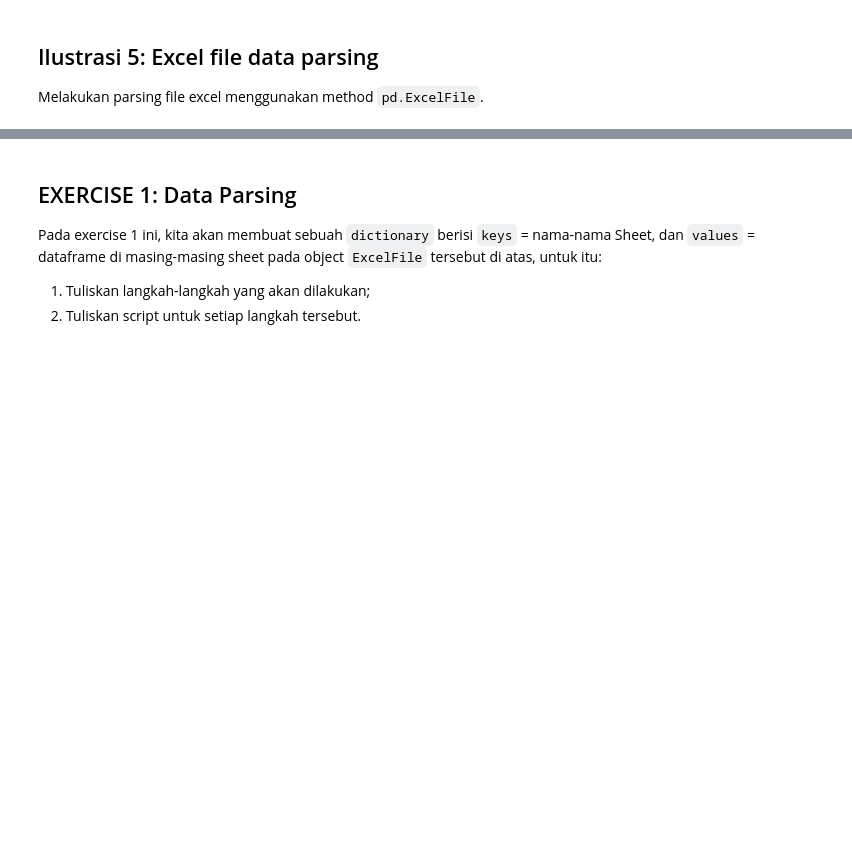
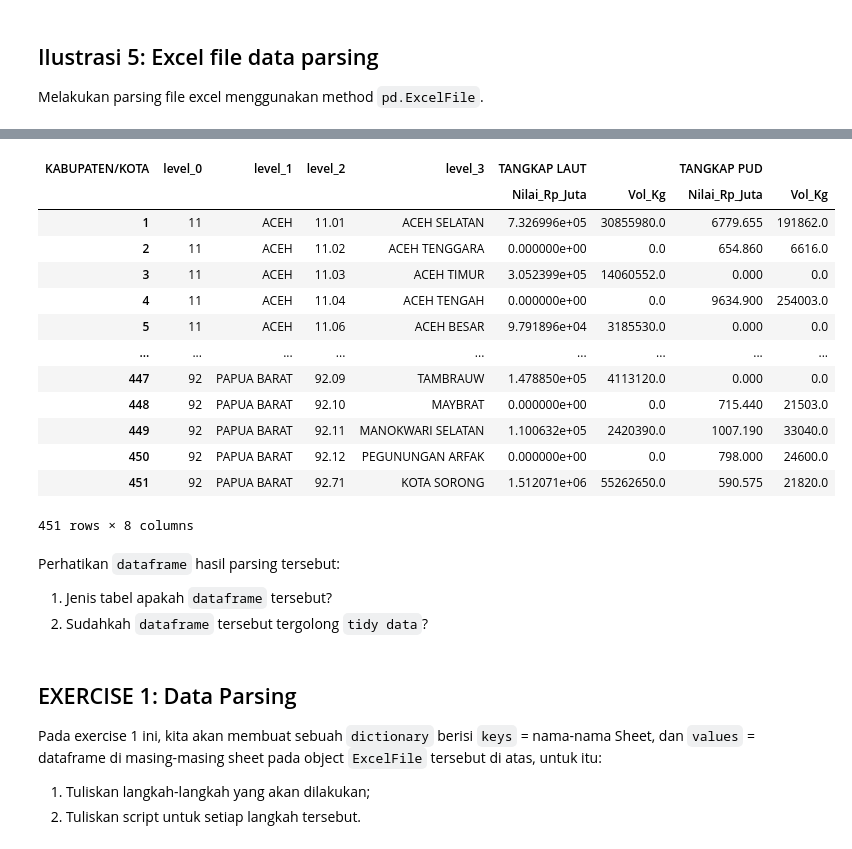
Before and after one commit to rikrikrahadian/DQLab, a Jupyter notebook: Part_5_pandas_dan_Manipulasi_Data.ipynb, the cells around one changed output, grey strips where cells are left out. Drawn from its saved outputs; the diff is of its cells as text; code cells hidden in the pictures; blank space fills up the shorter version.

```diff
--- a/Part_5_pandas_dan_Manipulasi_Data.ipynb
+++ b/Part_5_pandas_dan_Manipulasi_Data.ipynb
@@ -122,3 +133,25 @@ xl.parse(sheet_name='BUDIDAYA', index_col=[0], nrows=5)
+# %%
+# Parsing dataset ke dataframe
+xl.parse(xl.sheet_names[0], skiprows=1, header=[0,1], index_col=[0, 1, 2, 3]).reset_index().dropna(axis=0)
+# %% [output]
+| KABUPATEN/KOTA | level_0 | level_1 | level_2 | level_3 | TANGKAP LAUT |  | TANGKAP PUD |  |
+|  |  |  |  |  | Nilai_Rp_Juta | Vol_Kg | Nilai_Rp_Juta | Vol_Kg |
+| 1 | 11 | ACEH | 11.01 | ACEH SELATAN | 7.326996e+05 | 30855980.0 | 6779.655 | 191862.0 |
+| 2 | 11 | ACEH | 11.02 | ACEH TENGGARA | 0.000000e+00 | 0.0 | 654.860 | 6616.0 |
+| 3 | 11 | ACEH | 11.03 | ACEH TIMUR | 3.052399e+05 | 14060552.0 | 0.000 | 0.0 |
+| 4 | 11 | ACEH | 11.04 | ACEH TENGAH | 0.000000e+00 | 0.0 | 9634.900 | 254003.0 |
+| 5 | 11 | ACEH | 11.06 | ACEH BESAR | 9.791896e+04 | 3185530.0 | 0.000 | 0.0 |
+| ... | ... | ... | ... | ... | ... | ... | ... | ... |
+| 447 | 92 | PAPUA BARAT | 92.09 | TAMBRAUW | 1.478850e+05 | 4113120.0 | 0.000 | 0.0 |
+| 448 | 92 | PAPUA BARAT | 92.10 | MAYBRAT | 0.000000e+00 | 0.0 | 715.440 | 21503.0 |
+| 449 | 92 | PAPUA BARAT | 92.11 | MANOKWARI SELATAN | 1.100632e+05 | 2420390.0 | 1007.190 | 33040.0 |
+| 450 | 92 | PAPUA BARAT | 92.12 | PEGUNUNGAN ARFAK | 0.000000e+00 | 0.0 | 798.000 | 24600.0 |
+| 451 | 92 | PAPUA BARAT | 92.71 | KOTA SORONG | 1.512071e+06 | 55262650.0 | 590.575 | 21820.0 |
+451 rows × 8 columns
+# %% [markdown]
+Perhatikan `dataframe` hasil parsing tersebut:
+1. Jenis tabel apakah `dataframe` tersebut?
+2. Sudahkah `dataframe` tersebut tergolong `tidy data`?
 # %% [markdown]
 ## EXERCISE 1: Data Parsing
 Pada exercise 1 ini, kita akan membuat sebuah `dictionary` berisi `keys` = nama-nama Sheet, dan `values` = dataframe di masing-masing sheet pada object `ExcelFile` tersebut di atas, untuk itu:
```
Also changed, not shown: parts of 21 cells of this notebook.
